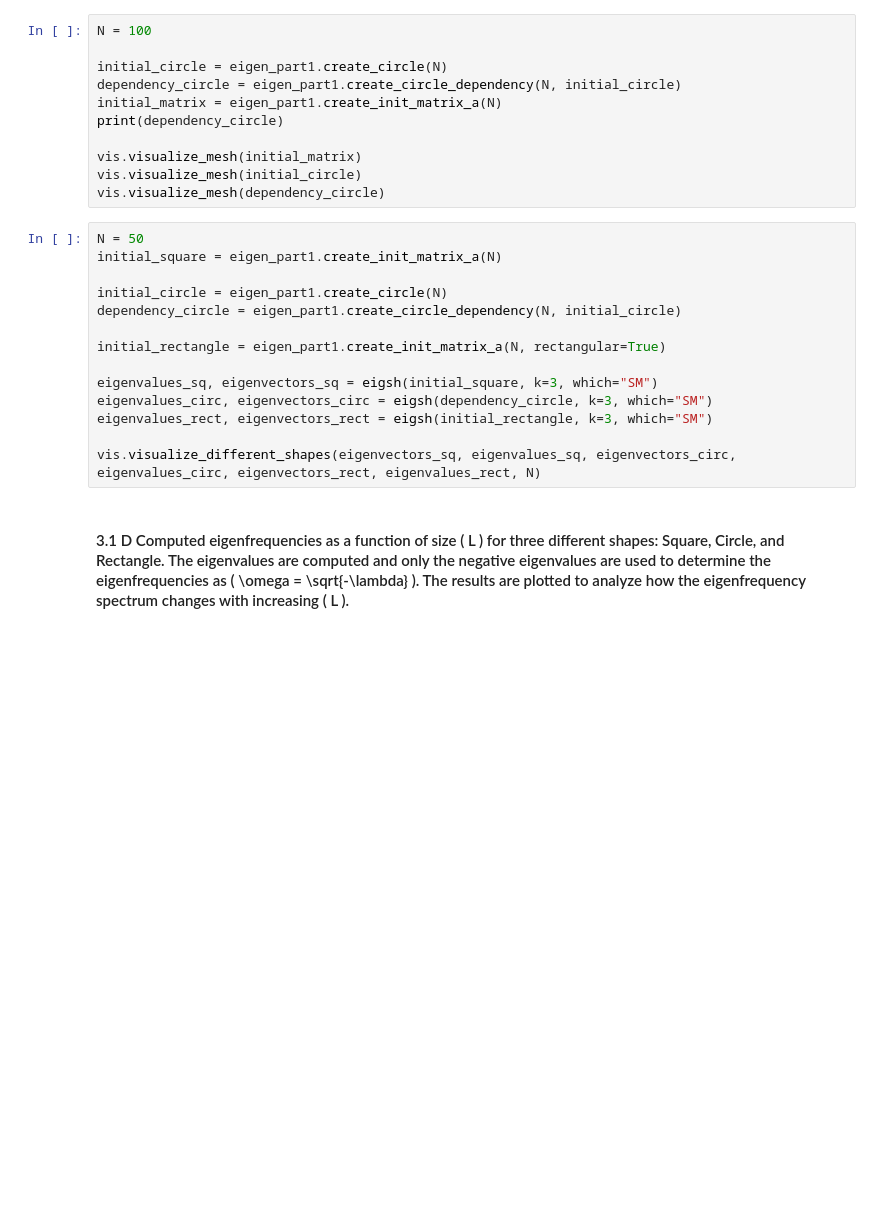
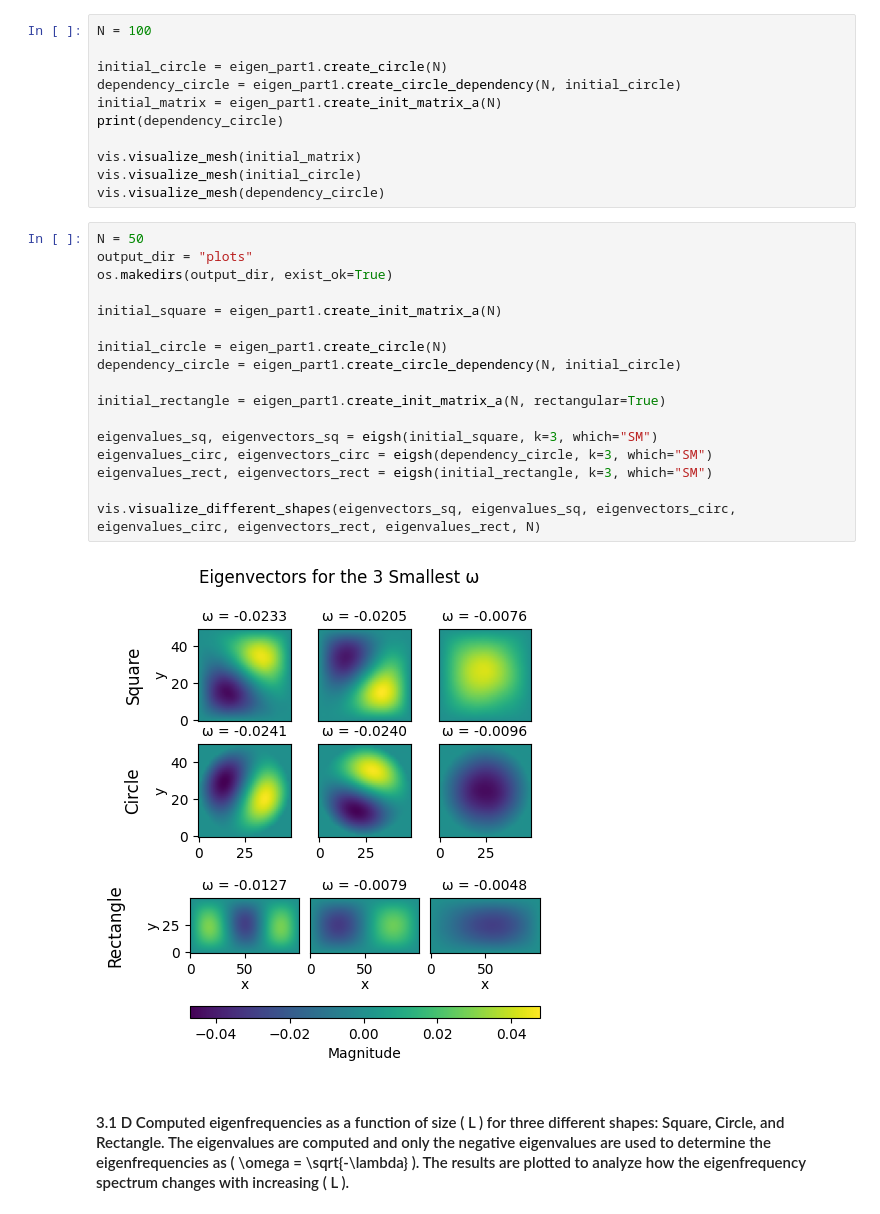
Before and after one commit to chrishoynck/Scientific_Computing_3, a Jupyter notebook: main.ipynb, the cells around one changed output. Saved outputs shown, nothing was run; the diff lists cells and outputs as text; blank space fills up the shorter version.

Commit message:
added saving of the plots (+ changed size of eigenfrequencies plot)

```diff
--- a/main.ipynb
+++ b/main.ipynb
@@ -23,18 +24,23 @@ vis.visualize_mesh(initial_circle)
 vis.visualize_mesh(dependency_circle)
 # %%
 N = 50
+output_dir = "plots"
+os.makedirs(output_dir, exist_ok=True)
+
 initial_square = eigen_part1.create_init_matrix_a(N)
 
 initial_circle = eigen_part1.create_circle(N)
 dependency_circle = eigen_part1.create_circle_dependency(N, initial_circle)
 
 initial_rectangle = eigen_part1.create_init_matrix_a(N, rectangular=True)
 
 eigenvalues_sq, eigenvectors_sq = eigsh(initial_square, k=3, which="SM")
 eigenvalues_circ, eigenvectors_circ = eigsh(dependency_circle, k=3, which="SM")
 eigenvalues_rect, eigenvectors_rect = eigsh(initial_rectangle, k=3, which="SM")
 
 vis.visualize_different_shapes(eigenvectors_sq, eigenvalues_sq, eigenvectors_circ, eigenvalues_circ, eigenvectors_rect, eigenvalues_rect, N)
+# %% [output]
+[figure, added]
 # %% [markdown]
 #### 3.1 D Computed eigenfrequencies as a function of size \( L \) for three different shapes: Square, Circle, and Rectangle. The eigenvalues are computed and only the negative eigenvalues are used to determine the eigenfrequencies as \( \omega = \sqrt{-\lambda} \). The results are plotted to analyze how the eigenfrequency spectrum changes with increasing \( L \).
 # %%
```
Also changed, not shown: parts of 2 cells of this notebook, 3 other files.
